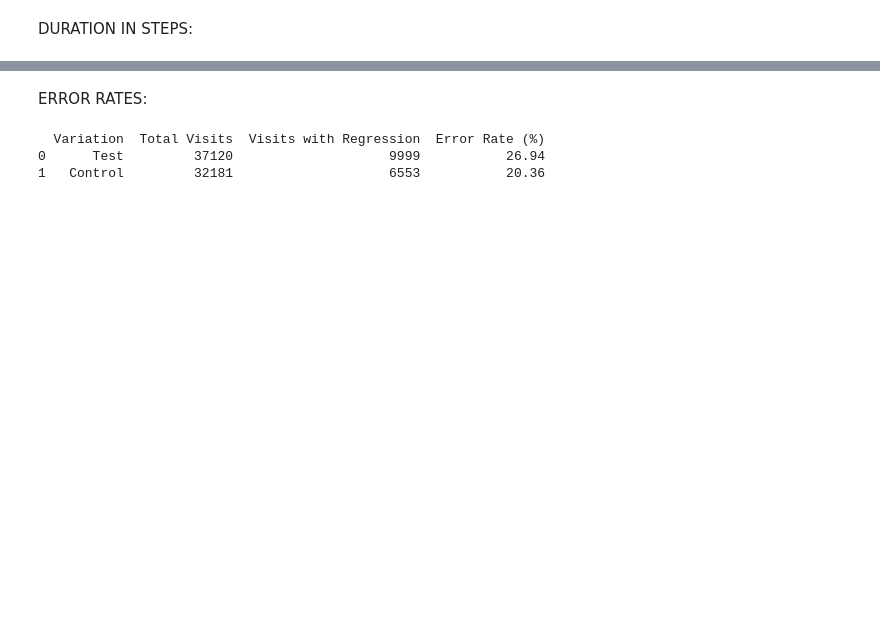
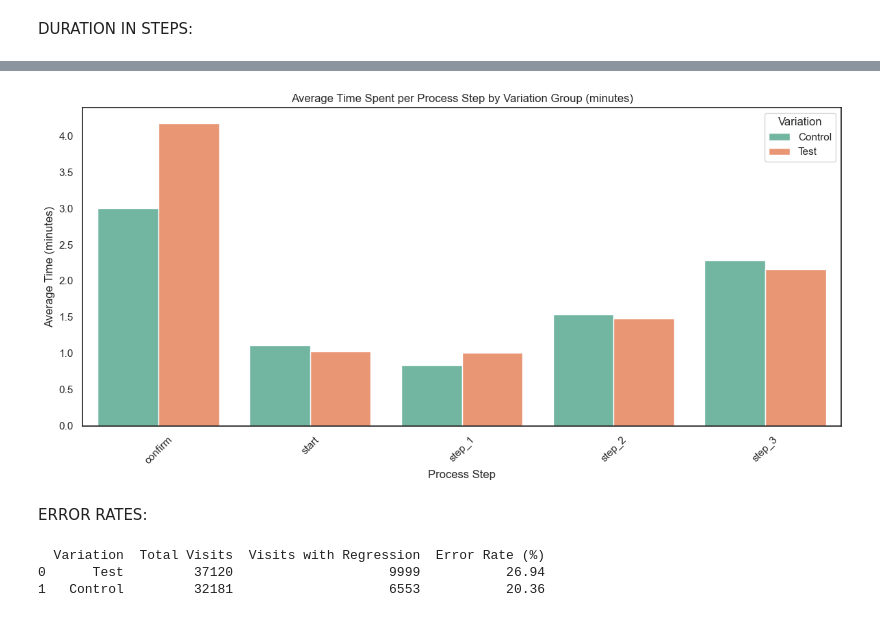
Before and after one commit to MadhurideviD/vanguard_analysis, a Jupyter notebook: vanguard_1.ipynb, the cells around one changed output, grey strips where cells are left out. Cells and saved outputs as stored; diff of their text form; code cells hidden in the pictures; blank space fills up the shorter version.

```diff
--- a/vanguard_1.ipynb
+++ b/vanguard_1.ipynb
@@ -1002,2 +1031,28 @@ Completion Rate: 65.20%
 # %% [markdown]
 DURATION IN STEPS:
+# %%
+# calculating the time process
+df_final['date_time'] = pd.to_datetime(df_final['date_time'])
+# Sort data by visitor_id, visit_id, and date_time
+df_final = df_final.sort_values(by=['visitor_id', 'visit_id', 'date_time'])
+# Calculate time difference to next step within each visitor & visit group
+df_final['next_date_time'] = df_final.groupby(['visitor_id', 'visit_id'])['date_time'].shift(-1)
+# Calculate duration spent on each step (in seconds or minutes)
+df_final['time_spent_sec'] = (df_final['next_date_time'] - df_final['date_time']).dt.total_seconds()
+# Optional: Convert seconds to minutes
+df_final['time_spent_min'] = df_final['time_spent_sec'] / 60
+
+#aggregate average time spent per nstep and per group
+avg_time_by_step_variation = df_final.groupby(['Variation', 'process_step'])['time_spent_min'].mean().reset_index()
+print(avg_time_by_step_variation)
+
+pivot_table = avg_time_by_step_variation.pivot(index='process_step', columns='Variation', values='time_spent_min')
+print(pivot_table)
+
+# Your pivot table: index=process_step, columns=Variation, values=time_spent_min
+pivot_table = avg_time_by_step_variation.pivot(index='process_step', columns='Variation', values='time_spent_min')
+# Calculate the total time per group (sum over steps)
+total_time_per_group = pivot_table.sum(axis=0)
+# Calculate percentage per step per group
+percentage_table = pivot_table.div(total_time_per_group, axis=1) * 100
+print(percentage_table)
@@ -1004,3 +1077,16 @@ DURATION IN STEPS:
+# %%
+import matplotlib.pyplot as plt
+import seaborn as sns
+plt.figure(figsize=(12,6))
+sns.barplot(data=avg_time_by_step_variation, x='process_step', y='time_spent_min', hue='Variation', palette='Set2')
+plt.title('Average Time Spent per Process Step by Variation Group (minutes)')
+plt.xticks(rotation=45)
+plt.ylabel('Average Time (minutes)')
+plt.xlabel('Process Step')
+plt.tight_layout()
+plt.show()
+# %% [output]
+[figure, added]
 # %% [markdown]
 ERROR RATES:
 # %%
```
Also changed, not shown: parts of 9 cells of this notebook.
